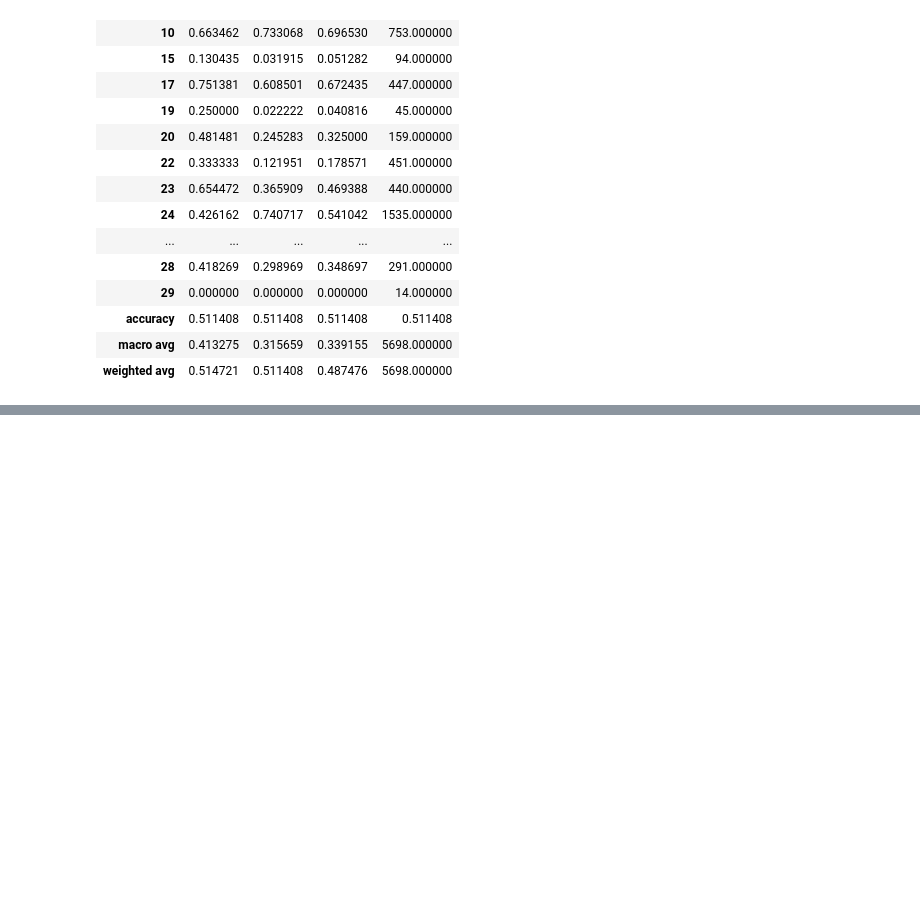
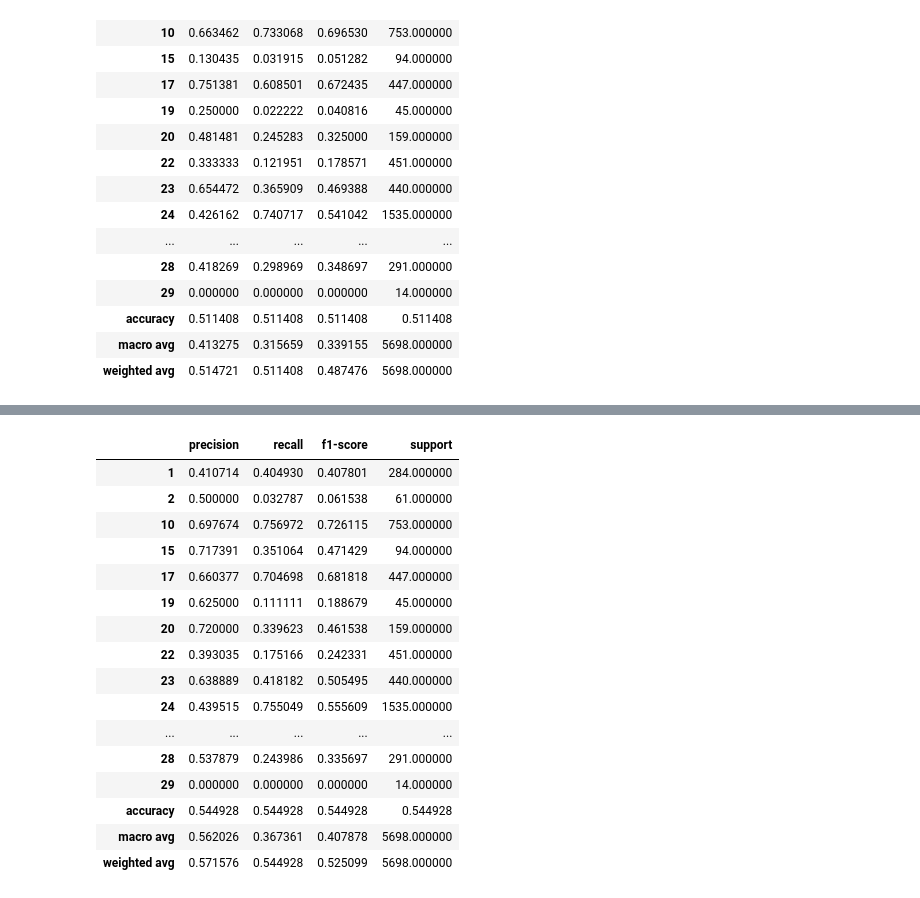
Before and after one commit to AdamKlejda/PED_YT, a Jupyter notebook: notebooks/Etap4/Self-Training.ipynb, the cells around one changed output, grey strips where cells are left out. Cells and saved outputs as stored; diff of their text form; code cells hidden in the pictures; blank space fills up the shorter version.

```diff
--- a/notebooks/Etap4/Self-Training.ipynb
+++ b/notebooks/Etap4/Self-Training.ipynb
@@ -911,0 +976,21 @@ pd.DataFrame(res).transpose()
+# %%
+res = classification_report(y_unlabeled['category_id_GT'], yhat, output_dict=True)
+pd.DataFrame(res).transpose()
+# %% [output]
+|  | precision | recall | f1-score | support |
+| 1 | 0.410714 | 0.404930 | 0.407801 | 284.000000 |
+| 2 | 0.500000 | 0.032787 | 0.061538 | 61.000000 |
+| 10 | 0.697674 | 0.756972 | 0.726115 | 753.000000 |
+| 15 | 0.717391 | 0.351064 | 0.471429 | 94.000000 |
+| 17 | 0.660377 | 0.704698 | 0.681818 | 447.000000 |
+| 19 | 0.625000 | 0.111111 | 0.188679 | 45.000000 |
+| 20 | 0.720000 | 0.339623 | 0.461538 | 159.000000 |
+| 22 | 0.393035 | 0.175166 | 0.242331 | 451.000000 |
+| 23 | 0.638889 | 0.418182 | 0.505495 | 440.000000 |
+| 24 | 0.439515 | 0.755049 | 0.555609 | 1535.000000 |
+| ... | ... | ... | ... | ... |
+| 28 | 0.537879 | 0.243986 | 0.335697 | 291.000000 |
+| 29 | 0.000000 | 0.000000 | 0.000000 | 14.000000 |
+| accuracy | 0.544928 | 0.544928 | 0.544928 | 0.544928 |
+| macro avg | 0.562026 | 0.367361 | 0.407878 | 5698.000000 |
+| weighted avg | 0.571576 | 0.544928 | 0.525099 | 5698.000000 |
```
Also changed, not shown: parts of 5 cells of this notebook.
